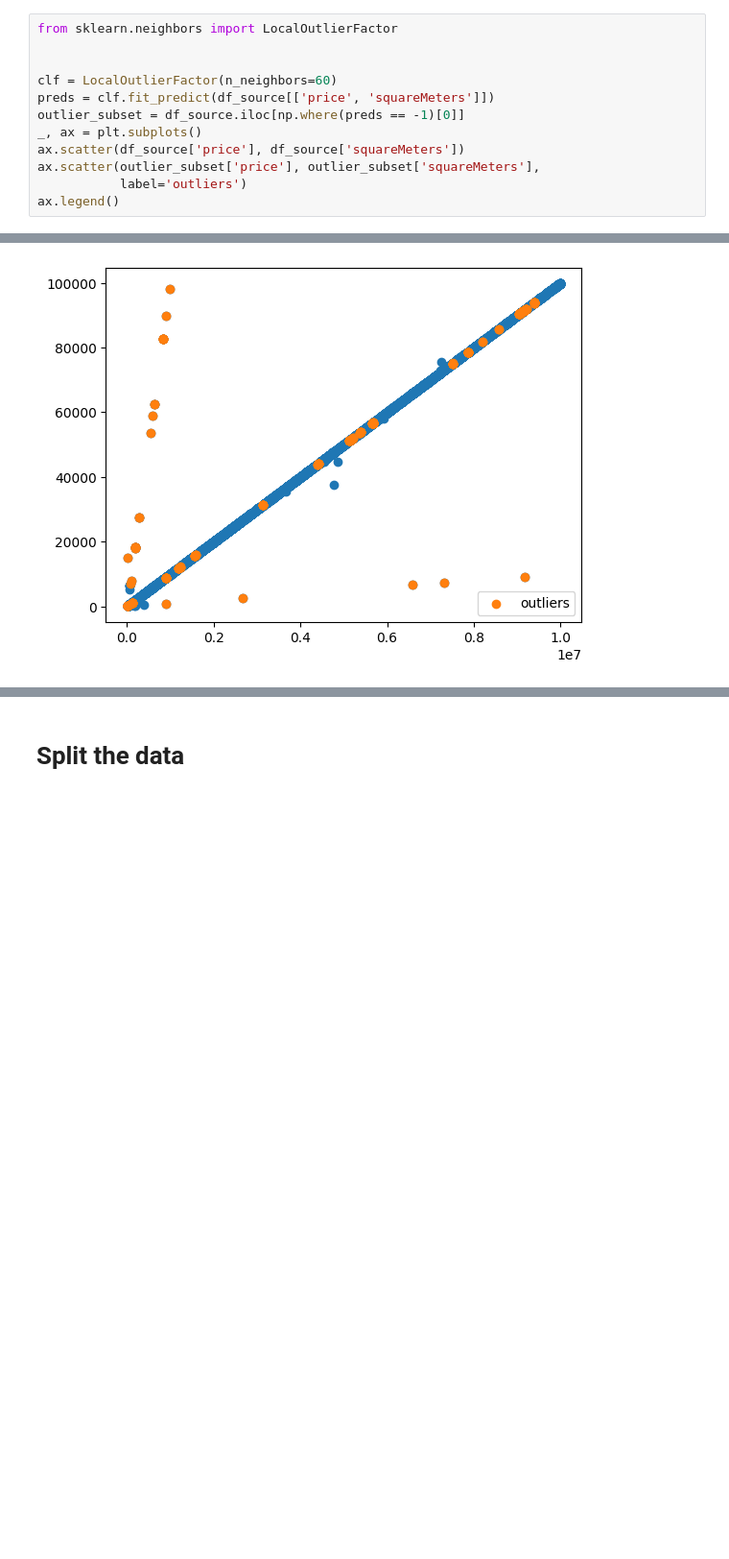
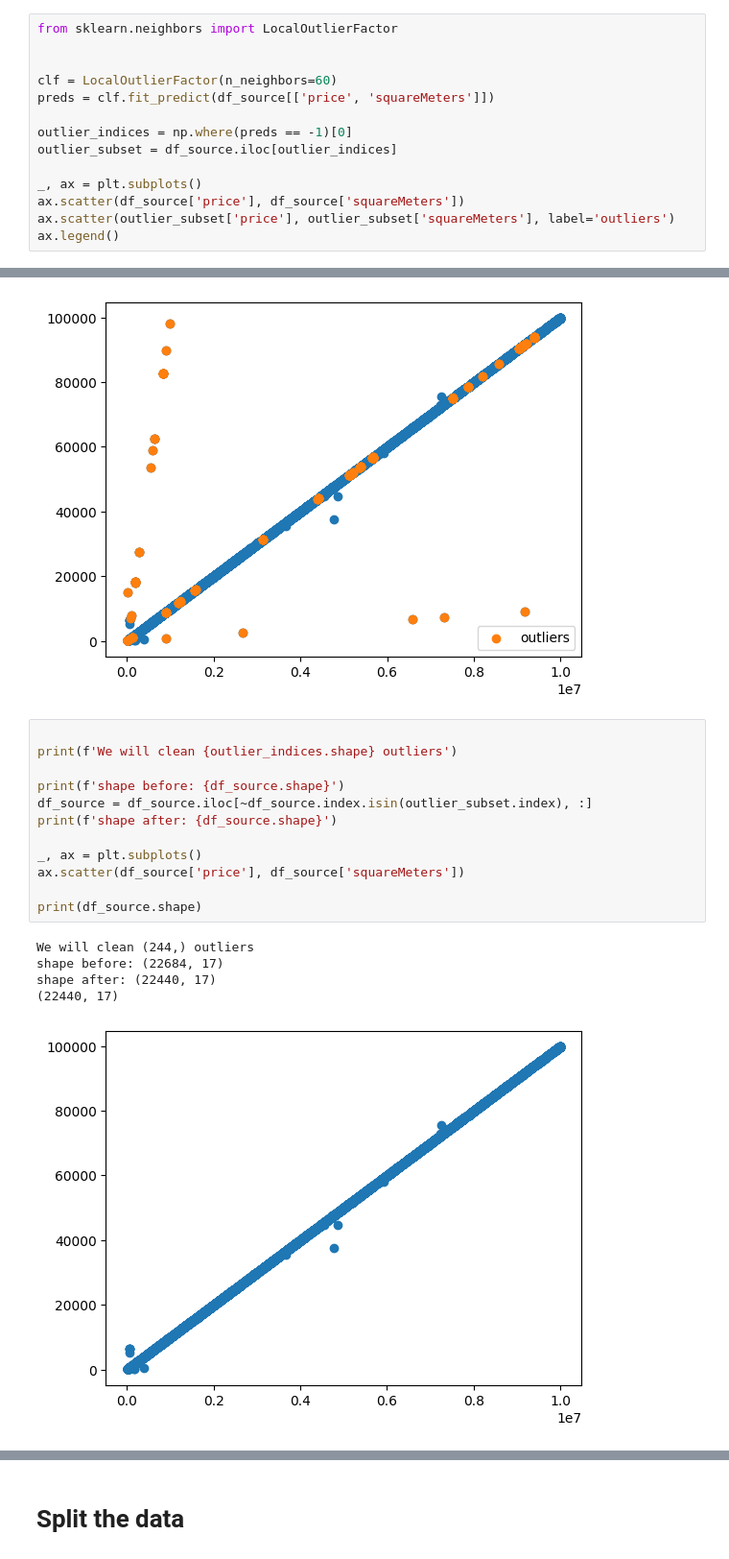
Before and after one commit to PashaIanko/Kaggle.ParisHousingPrices, a Jupyter notebook: 2_data_preparation.ipynb, the cells around one changed output, grey strips where cells are left out. Shown at 96% size. Drawn from its saved outputs; the diff is of its cells as text; blank space fills up the shorter version.

```diff
--- a/2_data_preparation.ipynb
+++ b/2_data_preparation.ipynb
@@ -194,12 +194,32 @@ from sklearn.neighbors import LocalOutlierFactor
 
 clf = LocalOutlierFactor(n_neighbors=60)
 preds = clf.fit_predict(df_source[['price', 'squareMeters']])
-outlier_subset = df_source.iloc[np.where(preds == -1)[0]]
+
+outlier_indices = np.where(preds == -1)[0]
+outlier_subset = df_source.iloc[outlier_indices]
+
 _, ax = plt.subplots()
 ax.scatter(df_source['price'], df_source['squareMeters'])
-ax.scatter(outlier_subset['price'], outlier_subset['squareMeters'],
-           label='outliers')
+ax.scatter(outlier_subset['price'], outlier_subset['squareMeters'], label='outliers')
 ax.legend()
 # %% [output]
 <matplotlib.legend.Legend at 0x...>
 [figure]
+# %%
+
+print(f'We will clean {outlier_indices.shape} outliers')
+
+print(f'shape before: {df_source.shape}')
+df_source = df_source.iloc[~df_source.index.isin(outlier_subset.index), :]
+print(f'shape after: {df_source.shape}')
+
+_, ax = plt.subplots()
+ax.scatter(df_source['price'], df_source['squareMeters'])
+
+print(df_source.shape)
+# %% [output]
+We will clean (244,) outliers
+shape before: (22684, 17)
+shape after: (22440, 17)
+(22440, 17)
+[figure, added]
```
Also changed, not shown: parts of 24 cells of this notebook.
